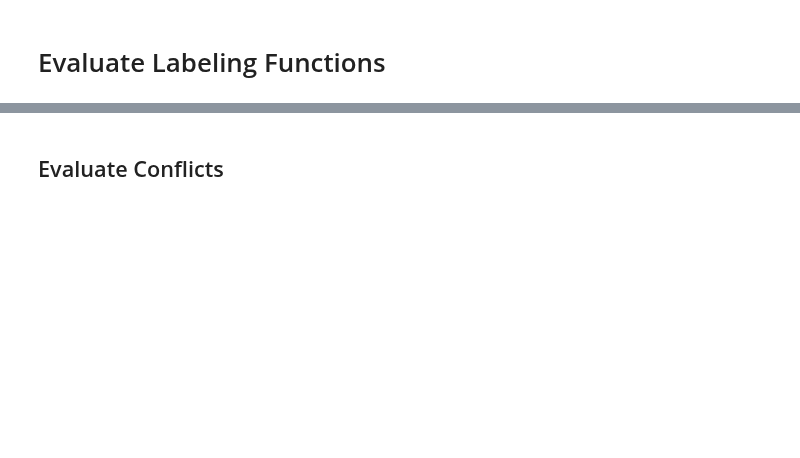
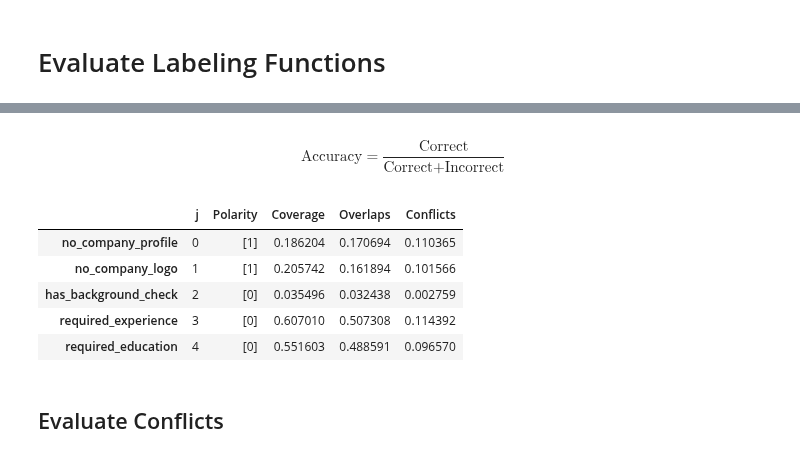
Before and after one commit to khuyentran1401/Data-science, a Jupyter notebook: feature_engineering/snorkel_example/labeling.ipynb, the cells around one changed output, grey strips where cells are left out. Cells and saved outputs as stored; diff of their text form; code cells hidden in the pictures; blank space fills up the shorter version.

```diff
--- a/feature_engineering/snorkel_example/labeling.ipynb
+++ b/feature_engineering/snorkel_example/labeling.ipynb
@@ -114,3 +101,16 @@ LFAnalysis(L=L_train, lfs=lfs).lf_summary(Y=train_df.fraudulent.values)
+# %% [markdown]
+$$
+\text{Accuracy}=\frac{\text{Correct}}{\text{Correct}+\text{Incorrect}}
+$$
+# %%
+LFAnalysis(L=L_train, lfs=lfs).lf_summary()
+# %% [output]
+|  | j | Polarity | Coverage | Overlaps | Conflicts |
+| no_company_profile | 0 | [1] | 0.186204 | 0.170694 | 0.110365 |
+| no_company_logo | 1 | [1] | 0.205742 | 0.161894 | 0.101566 |
+| has_background_check | 2 | [0] | 0.035496 | 0.032438 | 0.002759 |
+| required_experience | 3 | [0] | 0.607010 | 0.507308 | 0.114392 |
+| required_education | 4 | [0] | 0.551603 | 0.488591 | 0.096570 |
 # %% [markdown]
 ## Evaluate Conflicts
 # %%
```
Also changed, not shown: parts of 19 cells of this notebook.
